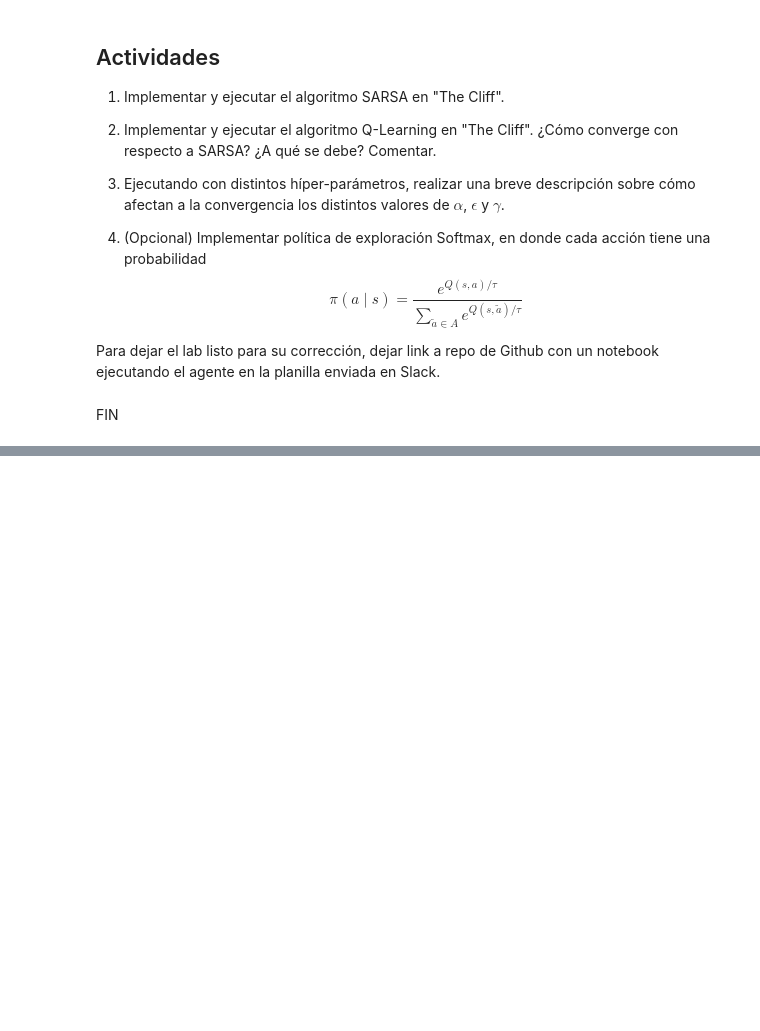
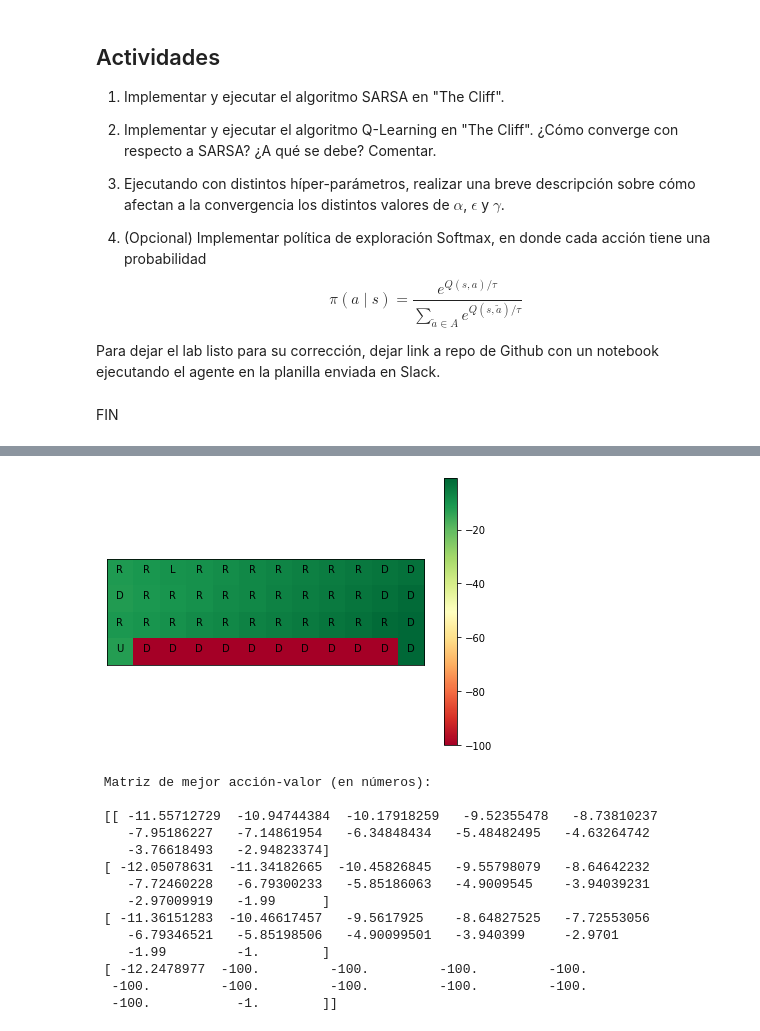
Before and after one commit to natanrajch/DiploDatos, a Jupyter notebook: aprendizaje_refuerzos/lab_1_grupo1.ipynb, the cells around one changed output, grey strips where cells are left out. Cells and saved outputs as stored; diff of their text form; code cells hidden in the pictures; blank space fills up the shorter version.

```diff
--- a/aprendizaje_refuerzos/lab_1_grupo1.ipynb
+++ b/aprendizaje_refuerzos/lab_1_grupo1.ipynb
@@ -527,0 +552,18 @@ plot_steps_per_episode_smooth(timesteps_ep)
+# %%
+draw_value_matrix(q)
+# %% [output]
+[figure, added]
+ Matriz de mejor acción-valor (en números):
+
+ [[ -11.55712729  -10.94744384  -10.17918259   -9.52355478   -8.73810237
+    -7.95186227   -7.14861954   -6.34848434   -5.48482495   -4.63264742
+    -3.76618493   -2.94823374]
+ [ -12.05078631  -11.34182665  -10.45826845   -9.55798079   -8.64642232
+    -7.72460228   -6.79300233   -5.85186063   -4.9009545    -3.94039231
+    -2.97009919   -1.99      ]
+ [ -11.36151283  -10.46617457   -9.5617925    -8.64827525   -7.72553056
+    -6.79346521   -5.85198506   -4.90099501   -3.940399     -2.9701
+    -1.99         -1.        ]
+ [ -12.2478977  -100.         -100.         -100.         -100.
+  -100.         -100.         -100.         -100.         -100.
+  -100.           -1.        ]]
```
Also changed, not shown: parts of 9 cells of this notebook.
